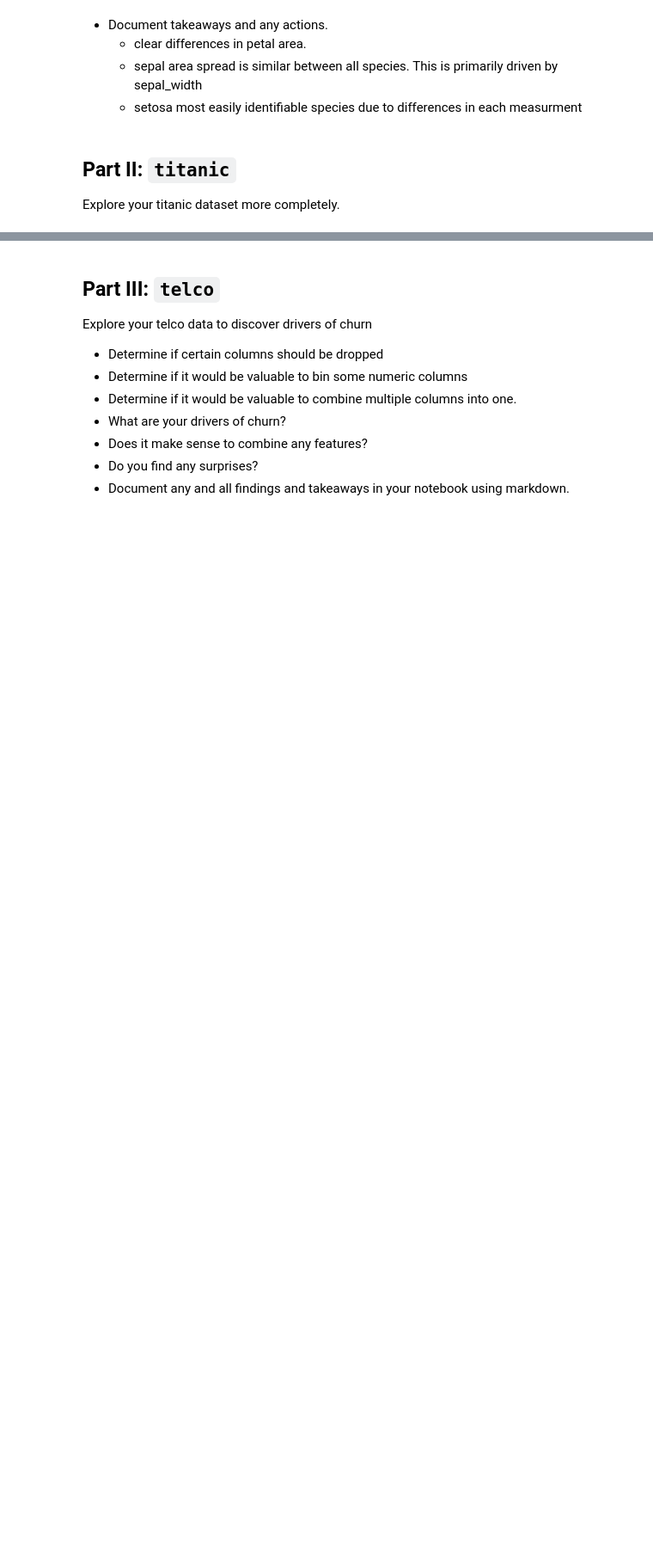
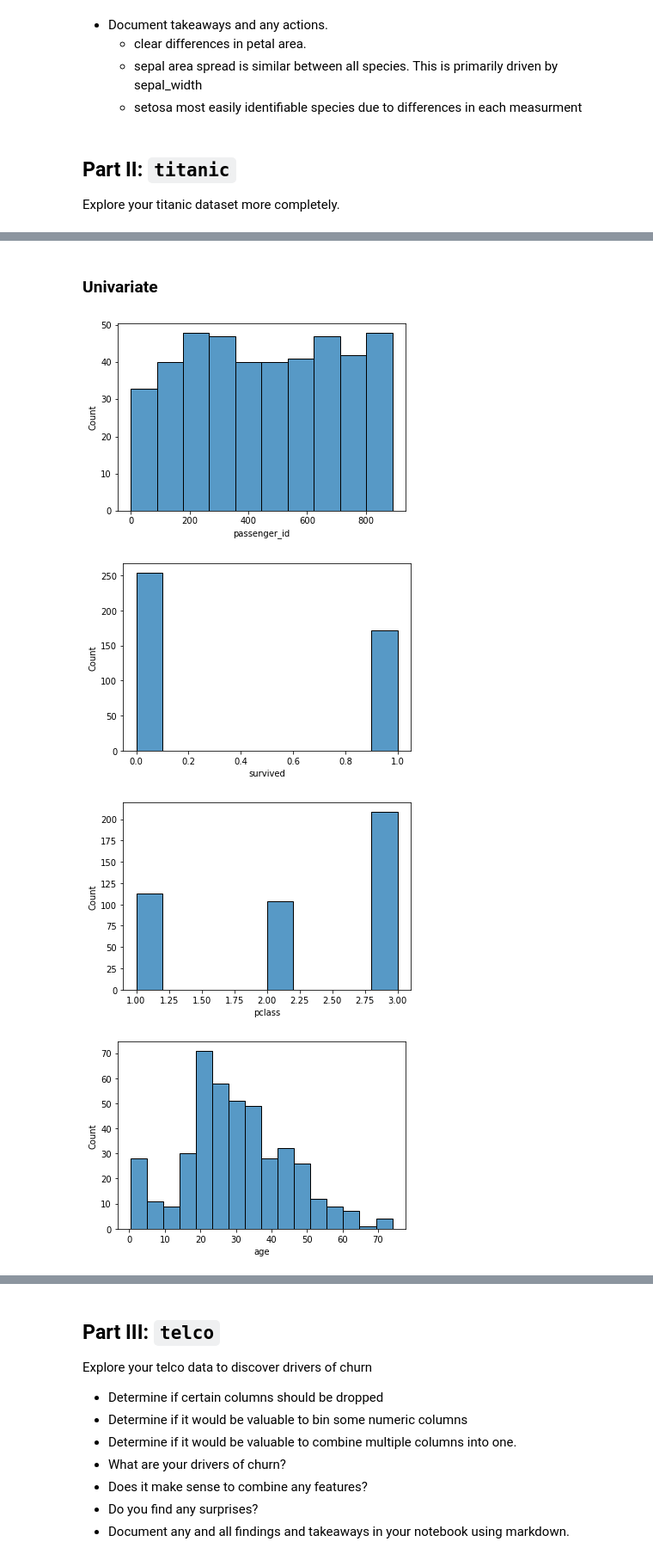
Before and after one commit to joshua-shorterivey/classification-exercises, a Jupyter notebook: classification_exercises.ipynb, the cells around one changed output, grey strips where cells are left out. Shown at 86% size. Saved outputs shown, nothing was run; the diff lists cells and outputs as text; code cells hidden in the pictures; blank space fills up the shorter version.

```diff
--- a/classification_exercises.ipynb
+++ b/classification_exercises.ipynb
@@ -1150,0 +590,4 @@ df_b
+# %%
+df_titanic = acquire.get_titanic_data()
+# %%
+df_titanic = prepare.prep_titanicb(df_titanic)
@@ -1150,0 +601,2 @@ df_b
+# %%
+train_titanic, validate_titanic, test_titanic = prepare.split_data(df_titanic, 'survived')
@@ -1150,0 +632,19 @@ df_b
+# %% [markdown]
+### Univariate
+# %%
+# use select_dtypes to exclude non numerical
+num_columns = train_titanic.select_dtypes(exclude='object').columns
+# %%
+for col in num_columns:
+    sns.histplot(data=train_titanic, x=col)
+    plt.show()
+# most passengers in 3rd class
+# most passengers survived
+# age has normal curve
+# fare has some big outliers --> think about removing them
+# more came alone than did not
+# %% [output]
+[figure, added]
+[figure, added]
+[figure, added]
+[figure, added]
```
Also changed, not shown: parts of 105 cells of this notebook.
